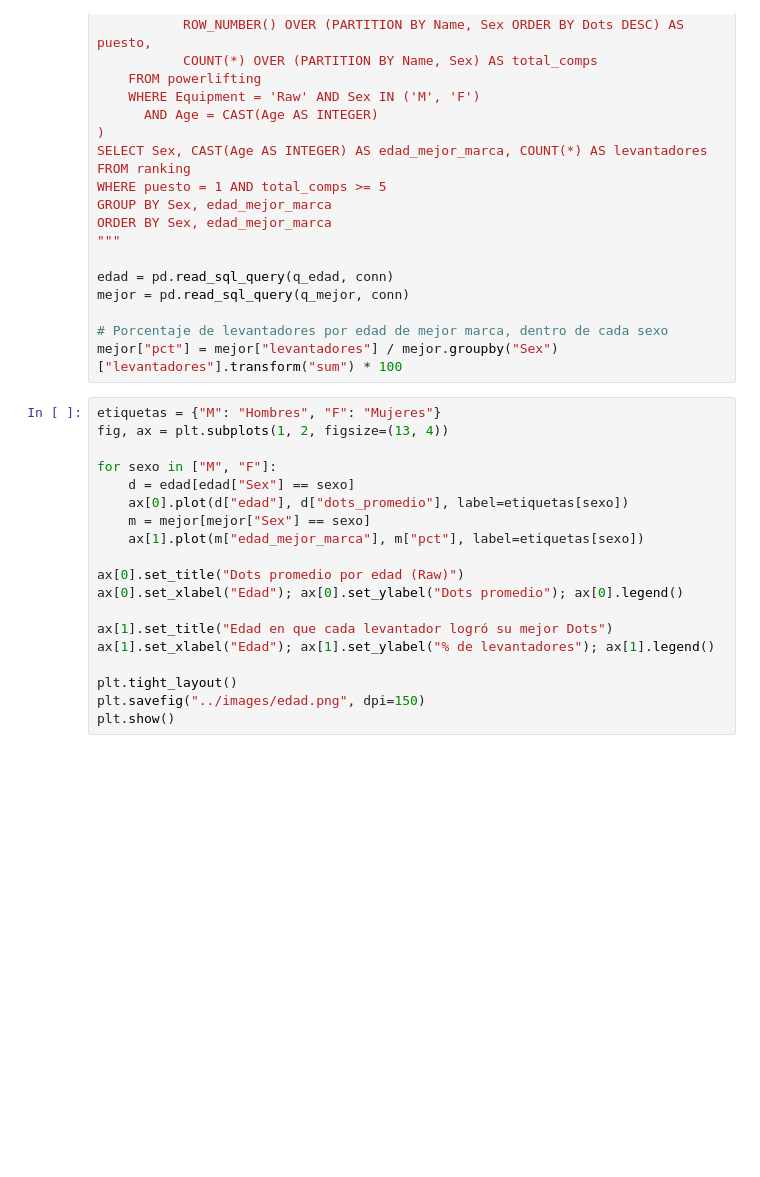
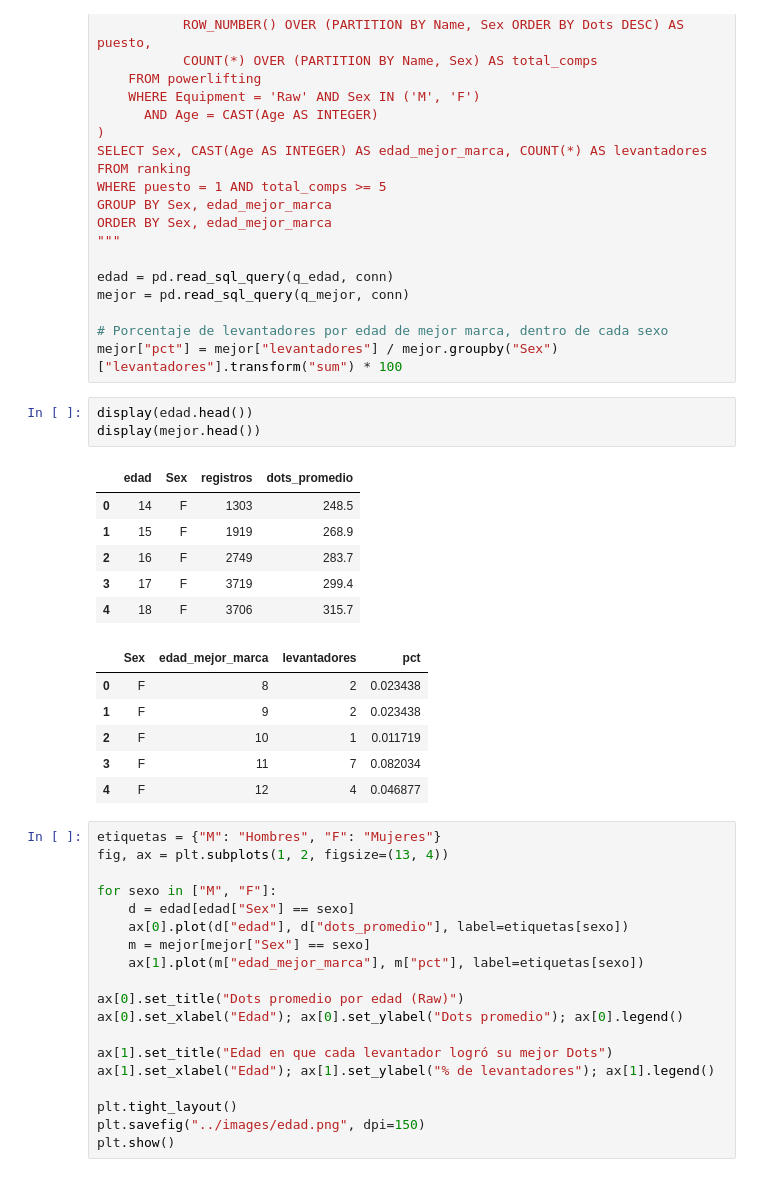
Before and after one commit to xdark-whisper/analisis-powerlifting, a Jupyter notebook: notebooks/03_edad.ipynb, the cells around one changed output. Drawn from its saved outputs; the diff is of its cells as text; blank space fills up the shorter version.

```diff
--- a/notebooks/03_edad.ipynb
+++ b/notebooks/03_edad.ipynb
@@ -38,6 +38,22 @@ mejor = pd.read_sql_query(q_mejor, conn)
 
 # Porcentaje de levantadores por edad de mejor marca, dentro de cada sexo
 mejor["pct"] = mejor["levantadores"] / mejor.groupby("Sex")["levantadores"].transform("sum") * 100
+# %%
+display(edad.head())
+display(mejor.head())
+# %% [output]
+|  | edad | Sex | registros | dots_promedio |
+| 0 | 14 | F | 1303 | 248.5 |
+| 1 | 15 | F | 1919 | 268.9 |
+| 2 | 16 | F | 2749 | 283.7 |
+| 3 | 17 | F | 3719 | 299.4 |
+| 4 | 18 | F | 3706 | 315.7 |
+|  | Sex | edad_mejor_marca | levantadores | pct |
+| 0 | F | 8 | 2 | 0.023438 |
+| 1 | F | 9 | 2 | 0.023438 |
+| 2 | F | 10 | 1 | 0.011719 |
+| 3 | F | 11 | 7 | 0.082034 |
+| 4 | F | 12 | 4 | 0.046877 |
 # %%
 etiquetas = {"M": "Hombres", "F": "Mujeres"}
 fig, ax = plt.subplots(1, 2, figsize=(13, 4))
```
Also changed, not shown: 5 other files.
